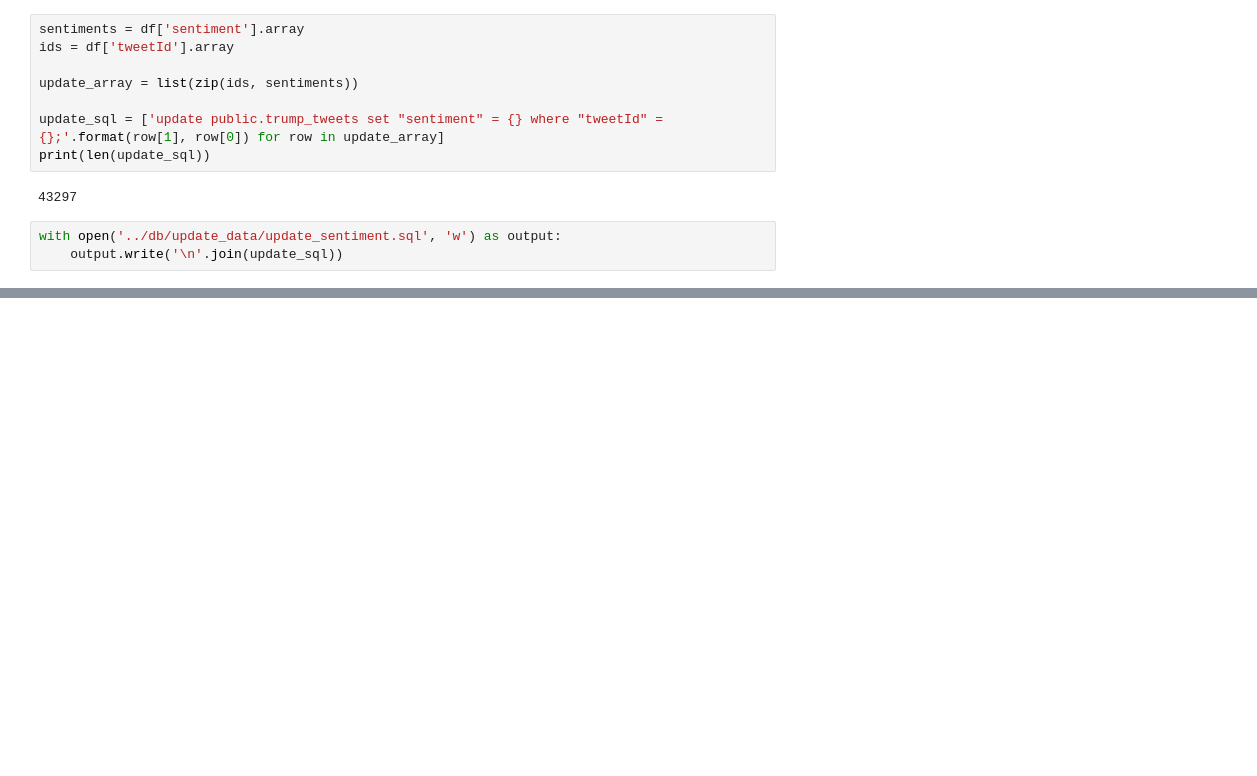
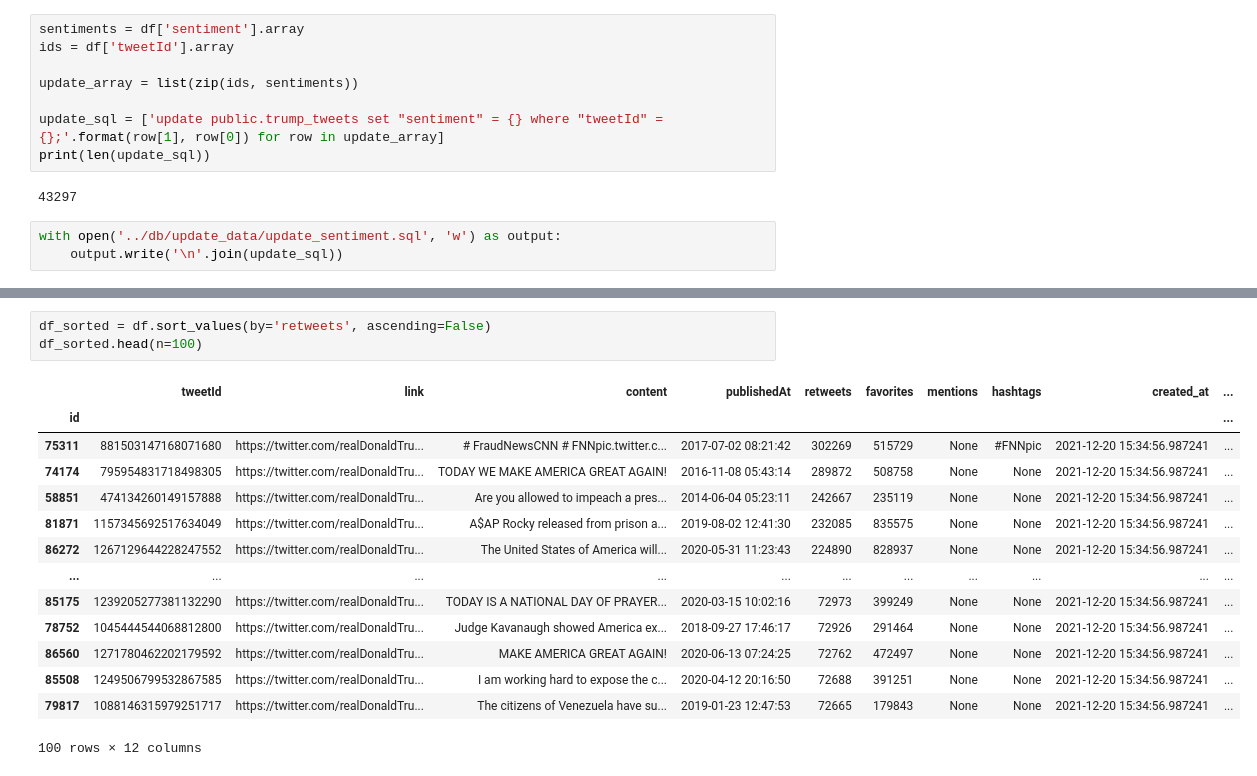
Before and after one commit to ancientwinds/shiny-spoon, a Jupyter notebook: notebooks/tweets.ipynb, the cells around one changed output, grey strips where cells are left out. Cells and saved outputs as stored; diff of their text form; blank space fills up the shorter version.

```diff
--- a/notebooks/tweets.ipynb
+++ b/notebooks/tweets.ipynb
@@ -188,0 +253,18 @@ with open('../db/update_data/update_sentiment.sql', 'w') as output:
+# %%
+df_sorted = df.sort_values(by='retweets', ascending=False)
+df_sorted.head(n=100)
+# %% [output]
+|  | tweetId | link | content | publishedAt | retweets | favorites | mentions | hashtags | created_at | ... |
+| id |  |  |  |  |  |  |  |  |  | ... |
+| 75311 | 881503147168071680 | https://twitter.com/realDonaldTru... | # FraudNewsCNN # FNNpic.twitter.c... | 2017-07-02 08:21:42 | 302269 | 515729 | None | #FNNpic | 2021-12-20 15:34:56.987241 | ... |
+| 74174 | 795954831718498305 | https://twitter.com/realDonaldTru... | TODAY WE MAKE AMERICA GREAT AGAIN! | 2016-11-08 05:43:14 | 289872 | 508758 | None | None | 2021-12-20 15:34:56.987241 | ... |
+| 58851 | 474134260149157888 | https://twitter.com/realDonaldTru... | Are you allowed to impeach a pres... | 2014-06-04 05:23:11 | 242667 | 235119 | None | None | 2021-12-20 15:34:56.987241 | ... |
+| 81871 | 1157345692517634049 | https://twitter.com/realDonaldTru... | A$AP Rocky released from prison a... | 2019-08-02 12:41:30 | 232085 | 835575 | None | None | 2021-12-20 15:34:56.987241 | ... |
+| 86272 | 1267129644228247552 | https://twitter.com/realDonaldTru... | The United States of America will... | 2020-05-31 11:23:43 | 224890 | 828937 | None | None | 2021-12-20 15:34:56.987241 | ... |
+| ... | ... | ... | ... | ... | ... | ... | ... | ... | ... | ... |
+| 85175 | 1239205277381132290 | https://twitter.com/realDonaldTru... | TODAY IS A NATIONAL DAY OF PRAYER... | 2020-03-15 10:02:16 | 72973 | 399249 | None | None | 2021-12-20 15:34:56.987241 | ... |
+| 78752 | 1045444544068812800 | https://twitter.com/realDonaldTru... | Judge Kavanaugh showed America ex... | 2018-09-27 17:46:17 | 72926 | 291464 | None | None | 2021-12-20 15:34:56.987241 | ... |
+| 86560 | 1271780462202179592 | https://twitter.com/realDonaldTru... | MAKE AMERICA GREAT AGAIN! | 2020-06-13 07:24:25 | 72762 | 472497 | None | None | 2021-12-20 15:34:56.987241 | ... |
+| 85508 | 1249506799532867585 | https://twitter.com/realDonaldTru... | I am working hard to expose the c... | 2020-04-12 20:16:50 | 72688 | 391251 | None | None | 2021-12-20 15:34:56.987241 | ... |
+| 79817 | 1088146315979251717 | https://twitter.com/realDonaldTru... | The citizens of Venezuela have su... | 2019-01-23 12:47:53 | 72665 | 179843 | None | None | 2021-12-20 15:34:56.987241 | ... |
+100 rows × 12 columns
```
Also changed, not shown: parts of 11 cells of this notebook, 9 other files.
